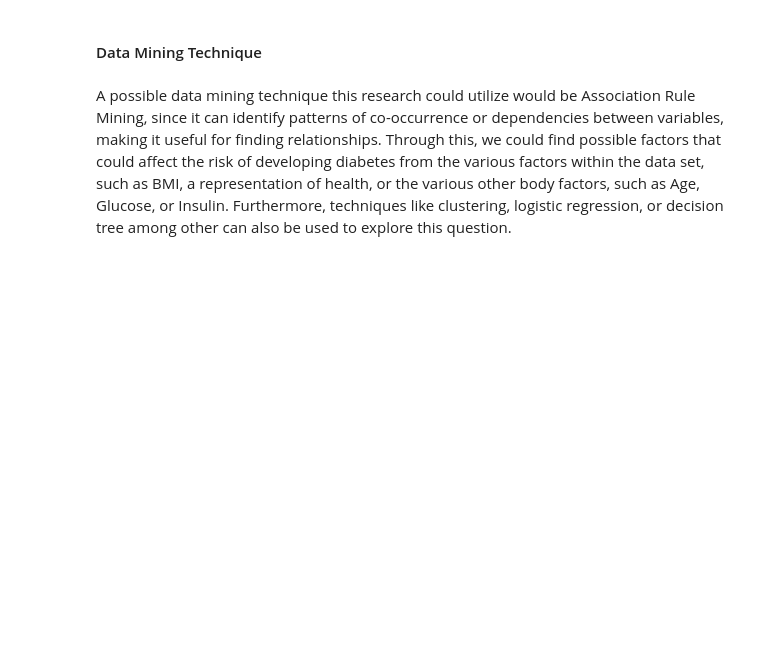
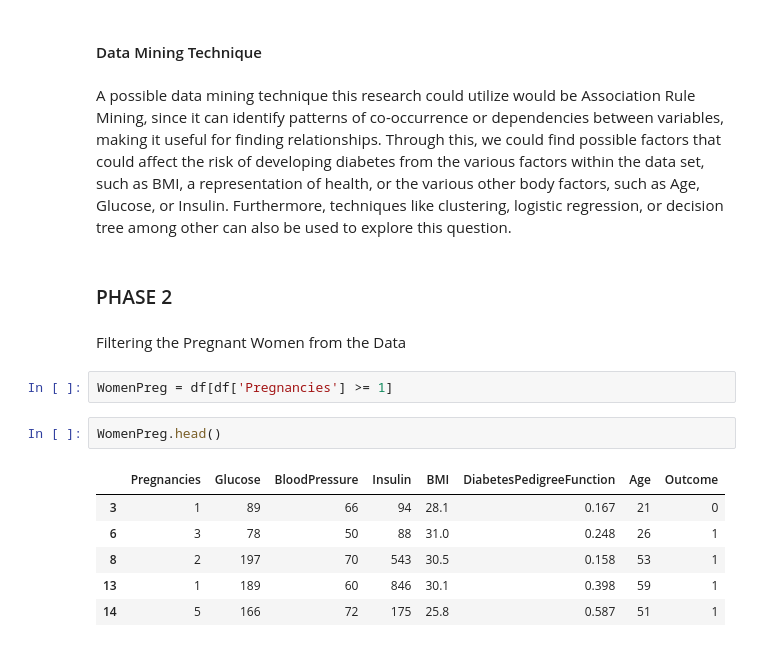
Before and after one commit to houin679/CSMODELPROJECT, a Jupyter notebook: MCO1_CSMODEL.ipynb, the cells around one changed output. Cells and saved outputs as stored; diff of their text form; blank space fills up the shorter version.

```diff
--- a/MCO1_CSMODEL.ipynb
+++ b/MCO1_CSMODEL.ipynb
@@ -904,3 +904,18 @@ Conversely, if the research does not find a significant relationship, this too i
 #### Data Mining Technique
 # %% [markdown]
 A possible data mining technique this research could utilize would be Association Rule Mining, since it can identify patterns of co-occurrence or dependencies between variables, making it useful for finding relationships. Through this, we could find possible factors that could affect the risk of developing diabetes from the various factors within the data set, such as BMI, a representation of health, or the various other body factors, such as Age, Glucose, or Insulin. Furthermore, techniques like clustering, logistic regression, or decision tree among other can also be used to explore this question.
+# %% [markdown]
+### PHASE 2
+# %% [markdown]
+Filtering the Pregnant Women from the Data
+# %%
+WomenPreg = df[df['Pregnancies'] >= 1]
+# %%
+WomenPreg.head()
+# %% [output]
+|  | Pregnancies | Glucose | BloodPressure | Insulin | BMI | DiabetesPedigreeFunction | Age | Outcome |
+| 3 | 1 | 89 | 66 | 94 | 28.1 | 0.167 | 21 | 0 |
+| 6 | 3 | 78 | 50 | 88 | 31.0 | 0.248 | 26 | 1 |
+| 8 | 2 | 197 | 70 | 543 | 30.5 | 0.158 | 53 | 1 |
+| 13 | 1 | 189 | 60 | 846 | 30.1 | 0.398 | 59 | 1 |
+| 14 | 5 | 166 | 72 | 175 | 25.8 | 0.587 | 51 | 1 |
```
Also changed, not shown: parts of 4 cells of this notebook.
